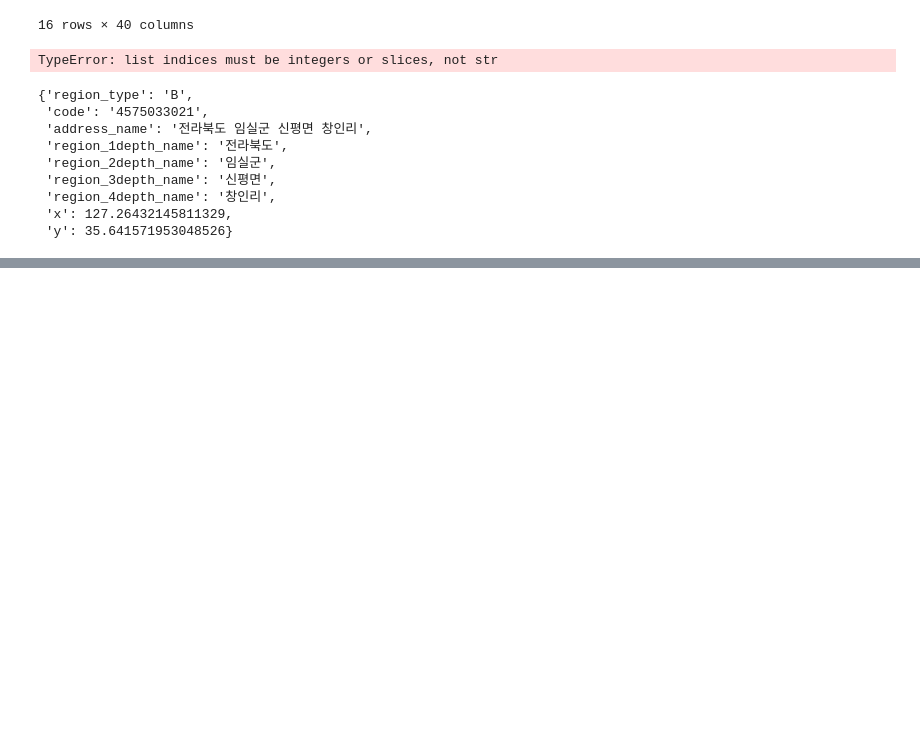
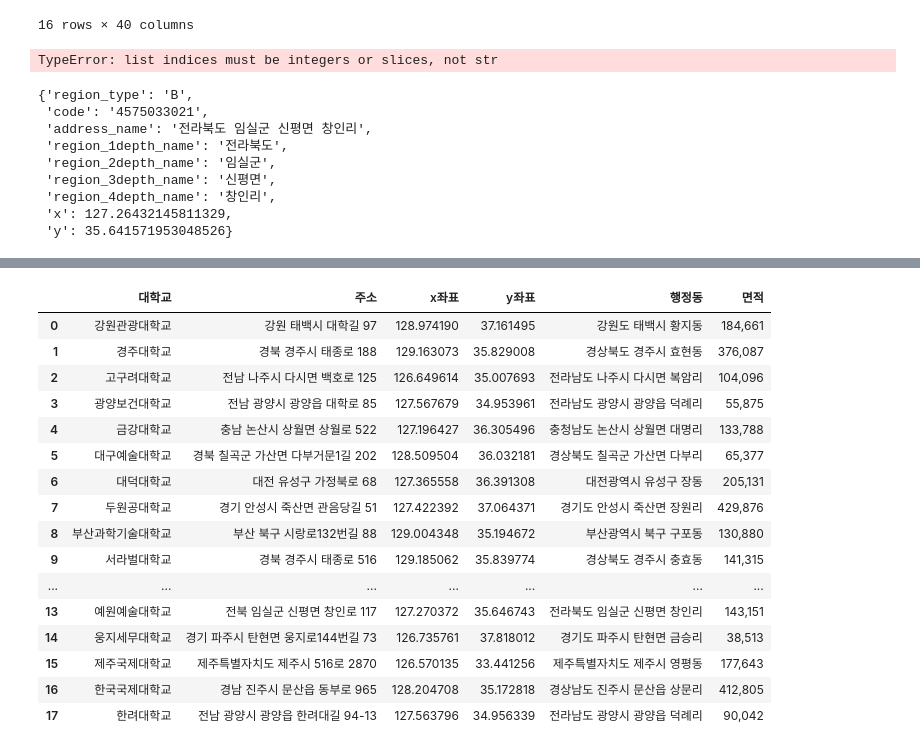
Before and after one commit to JngMkk/MLP_4_Project, a Jupyter notebook: jm_data/test.ipynb, the cells around one changed output, grey strips where cells are left out. Cells and saved outputs as stored; diff of their text form; code cells hidden in the pictures; blank space fills up the shorter version.

Commit message:
update data - joongmo

```diff
--- a/jm_data/test.ipynb
+++ b/jm_data/test.ipynb
@@ -143,0 +206,13 @@ res
+# %%
+parse()
+lst = list(df['대학교'])
+row = soup.select('.wikitable > tbody:nth-child(2) > tr')
+uni = []
+pos = []
+for r in row:
+    if r.find('td').text in lst:
+        uni.append(r.find_all('td')[0].text)
+        pos.append(r.find_all('td')[4].text)
+# %%
+pos_df = pd.DataFrame([uni,pos]).T
+pos_df.columns = ['대학', '면적']
@@ -143,0 +239,27 @@ res
+# %%
+pos_df.sort_values(by='대학', inplace=True)
+pos_df.reset_index(drop=True, inplace=True)
+df.sort_values(by='대학교', inplace=True)
+df.reset_index(drop=True, inplace=True)
+# %%
+df = pd.concat([df, pos_df['면적']],axis=1)
+# %%
+df
+# %% [output]
+|  | 대학교 | 주소 | x좌표 | y좌표 | 행정동 | 면적 |
+| 0 | 강원관광대학교 | 강원 태백시 대학길 97 | 128.974190 | 37.161495 | 강원도 태백시 황지동 | 184,661 |
+| 1 | 경주대학교 | 경북 경주시 태종로 188 | 129.163073 | 35.829008 | 경상북도 경주시 효현동 | 376,087 |
+| 2 | 고구려대학교 | 전남 나주시 다시면 백호로 125 | 126.649614 | 35.007693 | 전라남도 나주시 다시면 복암리 | 104,096 |
+| 3 | 광양보건대학교 | 전남 광양시 광양읍 대학로 85 | 127.567679 | 34.953961 | 전라남도 광양시 광양읍 덕례리 | 55,875 |
+| 4 | 금강대학교 | 충남 논산시 상월면 상월로 522 | 127.196427 | 36.305496 | 충청남도 논산시 상월면 대명리 | 133,788 |
+| 5 | 대구예술대학교 | 경북 칠곡군 가산면 다부거문1길 202 | 128.509504 | 36.032181 | 경상북도 칠곡군 가산면 다부리 | 65,377 |
+| 6 | 대덕대학교 | 대전 유성구 가정북로 68 | 127.365558 | 36.391308 | 대전광역시 유성구 장동 | 205,131 |
+| 7 | 두원공대학교 | 경기 안성시 죽산면 관음당길 51 | 127.422392 | 37.064371 | 경기도 안성시 죽산면 장원리 | 429,876 |
+| 8 | 부산과학기술대학교 | 부산 북구 시랑로132번길 88 | 129.004348 | 35.194672 | 부산광역시 북구 구포동 | 130,880 |
+| 9 | 서라벌대학교 | 경북 경주시 태종로 516 | 129.185062 | 35.839774 | 경상북도 경주시 충효동 | 141,315 |
+| ... | ... | ... | ... | ... | ... | ... |
+| 13 | 예원예술대학교 | 전북 임실군 신평면 창인로 117 | 127.270372 | 35.646743 | 전라북도 임실군 신평면 창인리 | 143,151 |
+| 14 | 웅지세무대학교 | 경기 파주시 탄현면 웅지로144번길 73 | 126.735761 | 37.818012 | 경기도 파주시 탄현면 금승리 | 38,513 |
+| 15 | 제주국제대학교 | 제주특별자치도 제주시 516로 2870 | 126.570135 | 33.441256 | 제주특별자치도 제주시 영평동 | 177,643 |
+| 16 | 한국국제대학교 | 경남 진주시 문산읍 동부로 965 | 128.204708 | 35.172818 | 경상남도 진주시 문산읍 상문리 | 412,805 |
+| 17 | 한려대학교 | 전남 광양시 광양읍 한려대길 94-13 | 127.563796 | 34.956339 | 전라남도 광양시 광양읍 덕례리 | 90,042 |
```
Also changed, not shown: parts of 8 cells of this notebook, 29 other files.
